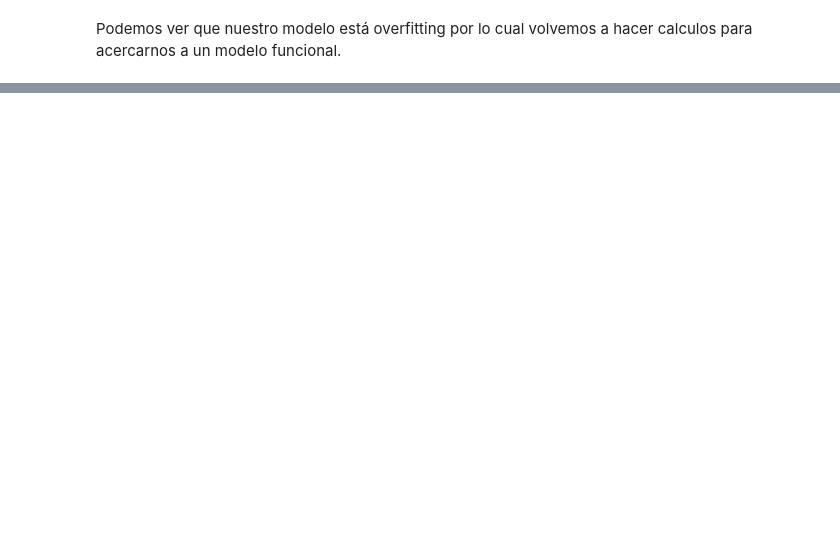
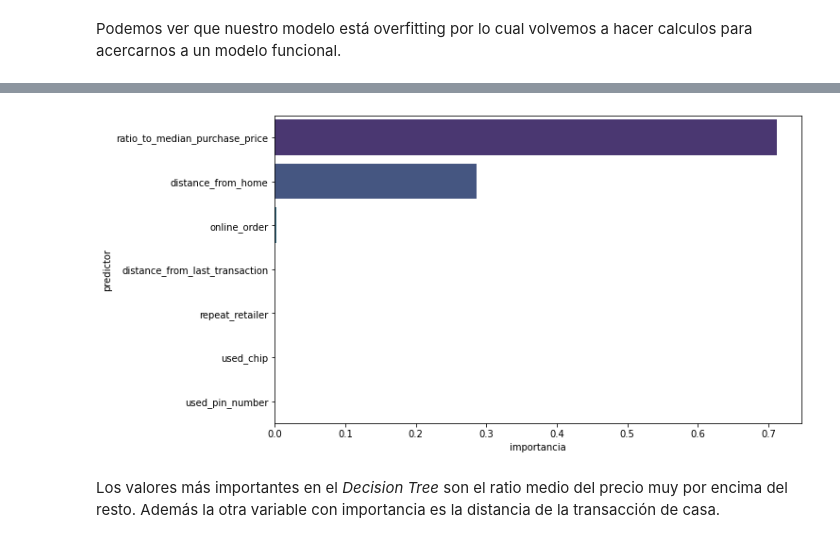
Before and after one commit to VannaLZ/Modulo_3_Sprint_1_VannaPaula, a Jupyter notebook: Regresion Logistica/Lecc05-Decision_Tree.ipynb, the cells around one changed output, grey strips where cells are left out. Saved outputs shown, nothing was run; the diff lists cells and outputs as text; code cells hidden in the pictures; blank space fills up the shorter version.

```diff
--- a/Regresion Logistica/Lecc05-Decision_Tree.ipynb
+++ b/Regresion Logistica/Lecc05-Decision_Tree.ipynb
@@ -169,0 +226,16 @@ df_DT_LR_results
+# %%
+
+# vamos a crearnos un dataframe
+importancia_predictores_esta = pd.DataFrame(
+                            {'predictor': x_train1.columns,
+                             'importancia': mejor_modelo.feature_importances_}
+                            )
+
+
+# ordenamos de mayor a menor los resultados
+importancia_predictores_esta.sort_values(by=["importancia"], ascending=False, inplace = True)
+
+# printeamos los resultados
+print("Importancia de los predictores en el modelo")
+print("-------------------------------------------")
+importancia_predictores_esta
@@ -169,0 +253,5 @@ df_DT_LR_results
+# %%
+# ordenamos el df
+
+importancia_predictores_esta.sort_values(by = "importancia", ascending = False, inplace = True)
+importancia_predictores_esta
@@ -169,0 +267,8 @@ df_DT_LR_results
+# %%
+plt.figure(figsize=(10,6))
+sns.barplot(x = "importancia", y = "predictor", data = importancia_predictores_esta, palette="viridis");
+plt.show()
+# %% [output]
+[figure, added]
+# %% [markdown]
+Los valores más importantes en el *Decision Tree* son el ratio medio del precio muy por encima del resto. Además la otra variable con importancia es la distancia de la transacción de casa.
```
Also changed, not shown: parts of 20 cells of this notebook, 4 other files.
